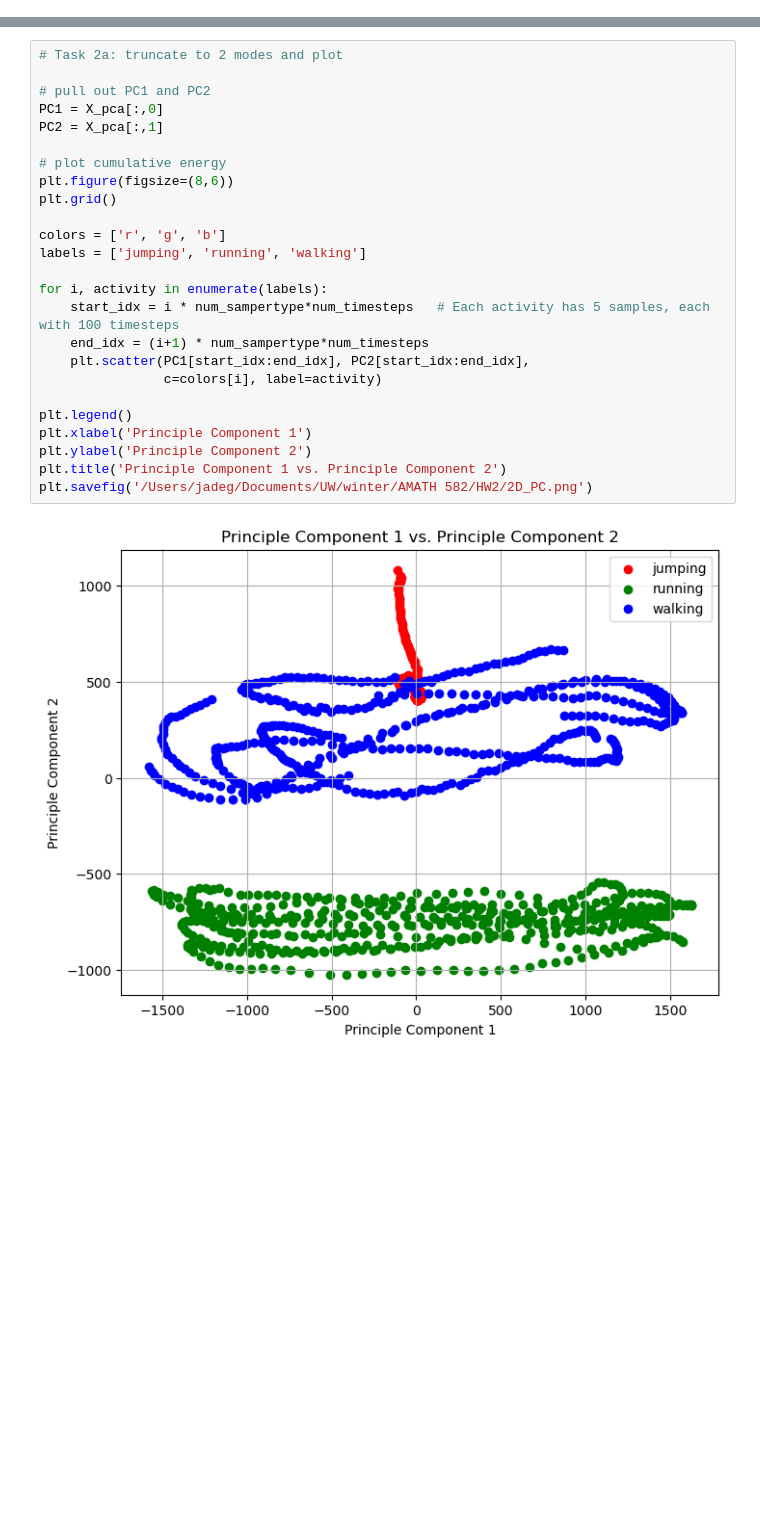
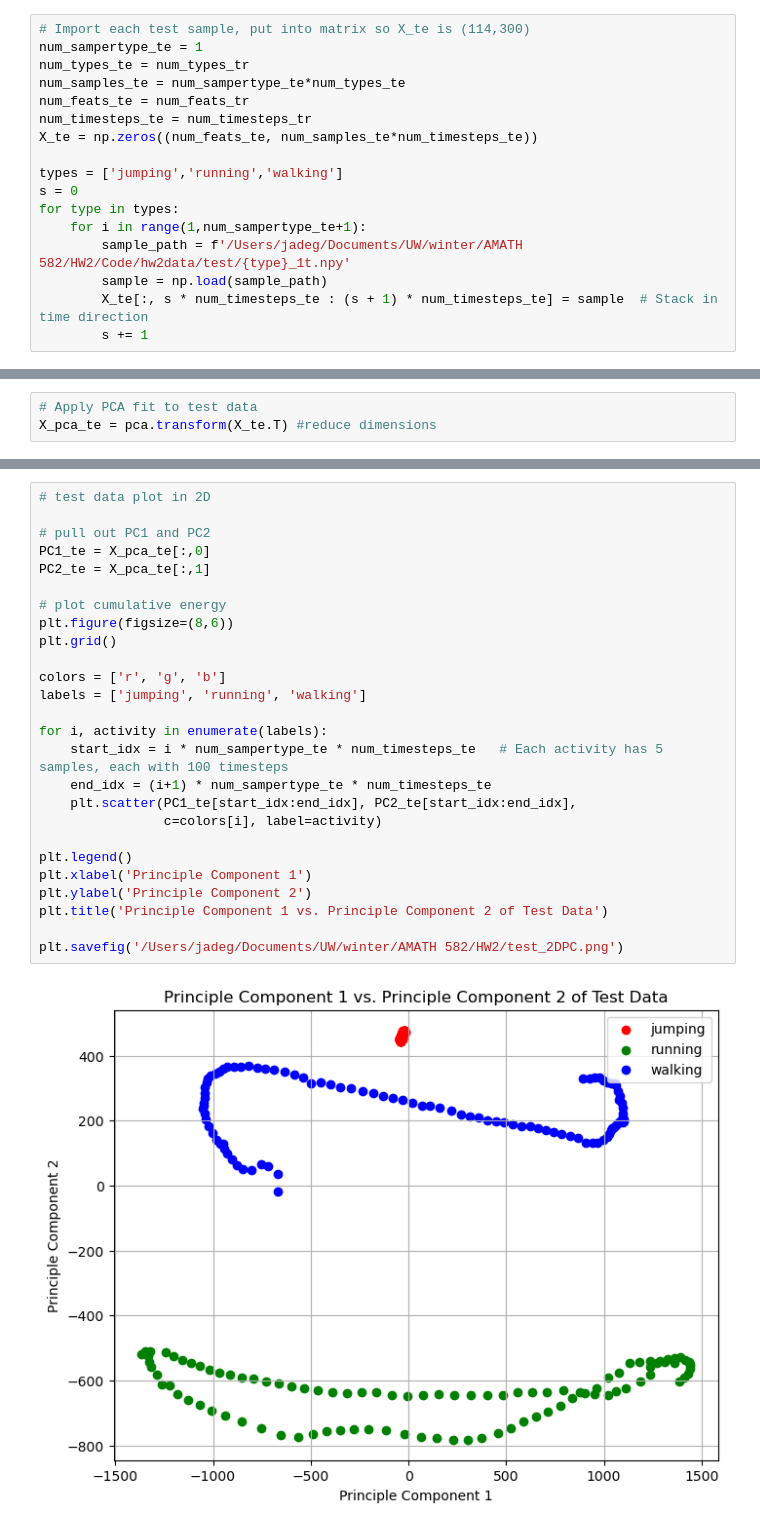
Before and after one commit to jadeglaister/AMATH582, a Jupyter notebook: HW2/hw2_code.ipynb, the cells around one changed output, grey strips where cells are left out. Saved outputs shown, nothing was run; the diff lists cells and outputs as text; blank space fills up the shorter version.

```diff
--- a/HW2/hw2_code.ipynb
+++ b/HW2/hw2_code.ipynb
@@ -22 +24,18 @@ for type in types:
         s += 1
+# %%
+# Import each test sample, put into matrix so X_te is (114,300)
+num_sampertype_te = 1
+num_types_te = num_types_tr
+num_samples_te = num_sampertype_te*num_types_te
+num_feats_te = num_feats_tr
+num_timesteps_te = num_timesteps_tr
+X_te = np.zeros((num_feats_te, num_samples_te*num_timesteps_te))
+
+types = ['jumping','running','walking']
+s = 0
+for type in types:
+    for i in range(1,num_sampertype_te+1):
+        sample_path = f'/Users/jadeg/Documents/UW/winter/AMATH 582/HW2/Code/hw2data/test/{type}_1t.npy'
+        sample = np.load(sample_path)
+        X_te[:, s * num_timesteps_te : (s + 1) * num_timesteps_te] = sample  # Stack in time direction
+        s += 1
@@ -23 +46,4 @@ for type in types:
+# %%
+# Apply PCA fit to test data
+X_pca_te = pca.transform(X_te.T) #reduce dimensions
 # %%
@@ -61,27 +492,28 @@ plt.savefig('/Users/jadeg/Documents/UW/winter/AMATH 582/HW2/CumEnergy.png')
 # %%
-# Task 2a: truncate to 2 modes and plot
+# test data plot in 2D
 
 # pull out PC1 and PC2
-PC1 = X_pca[:,0]
-PC2 = X_pca[:,1]
+PC1_te = X_pca_te[:,0]
+PC2_te = X_pca_te[:,1]
 
 # plot cumulative energy
 plt.figure(figsize=(8,6))
 plt.grid()
 
 colors = ['r', 'g', 'b']
 labels = ['jumping', 'running', 'walking']
 
 for i, activity in enumerate(labels):
-    start_idx = i * num_sampertype*num_timesteps   # Each activity has 5 samples, each with 100 timesteps
-    end_idx = (i+1) * num_sampertype*num_timesteps
-    plt.scatter(PC1[start_idx:end_idx], PC2[start_idx:end_idx],
+    start_idx = i * num_sampertype_te * num_timesteps_te   # Each activity has 5 samples, each with 100 timesteps
+    end_idx = (i+1) * num_sampertype_te * num_timesteps_te
+    plt.scatter(PC1_te[start_idx:end_idx], PC2_te[start_idx:end_idx],
                 c=colors[i], label=activity)
 
 plt.legend()
 plt.xlabel('Principle Component 1')
 plt.ylabel('Principle Component 2')
-plt.title('Principle Component 1 vs. Principle Component 2')
-plt.savefig('/Users/jadeg/Documents/UW/winter/AMATH 582/HW2/2D_PC.png')
+plt.title('Principle Component 1 vs. Principle Component 2 of Test Data')
+
+plt.savefig('/Users/jadeg/Documents/UW/winter/AMATH 582/HW2/test_2DPC.png')
 # %% [output]
-[figure, old version]
+[figure, new version]
```
Also changed, not shown: parts of 17 cells of this notebook, 14 other files.
